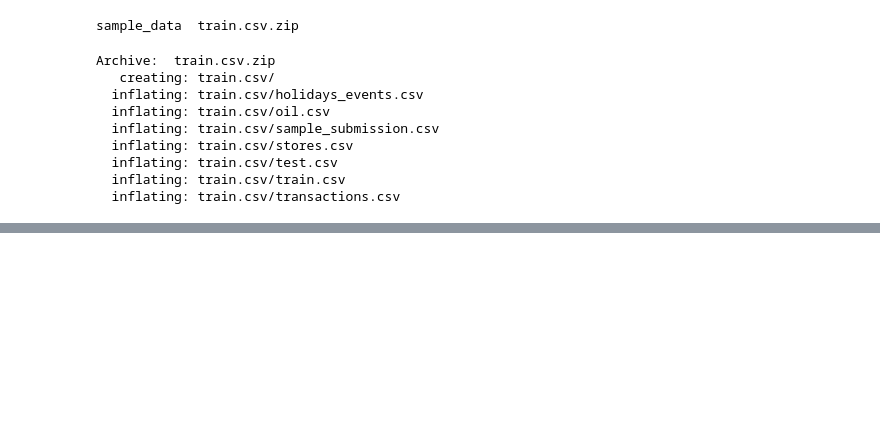
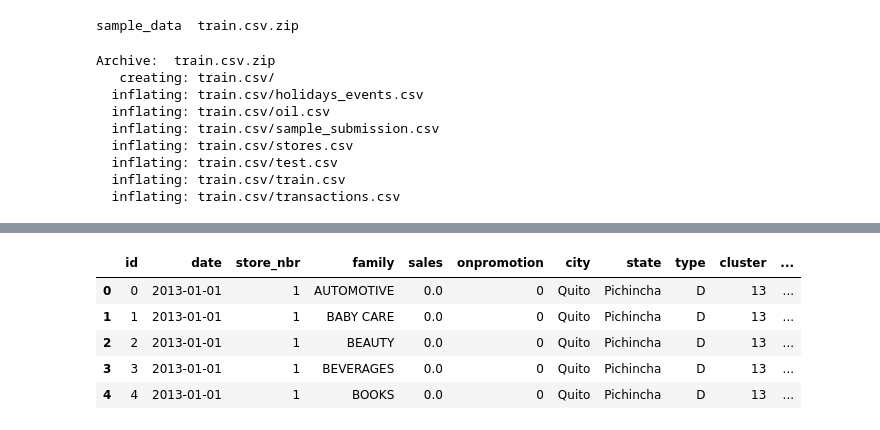
Before and after one commit to ashuuu2505-prog/Internship, a Jupyter notebook: Internship.ipynb, the cells around one changed output, grey strips where cells are left out. Saved outputs shown, nothing was run; the diff lists cells and outputs as text; code cells hidden in the pictures; blank space fills up the shorter version.

```diff
--- a/Internship.ipynb
+++ b/Internship.ipynb
@@ -86,0 +43,9 @@ df.dropna(inplace=True)
+# %%
+import pandas as pd
+
+train = pd.read_csv("train.csv/train.csv")
+test = pd.read_csv("train.csv/test.csv")
+stores = pd.read_csv("train.csv/stores.csv")
+transactions = pd.read_csv("train.csv/transactions.csv")
+oil = pd.read_csv("train.csv/oil.csv")
+holidays = pd.read_csv("train.csv/holidays_events.csv")
@@ -87,3 +72,28 @@ df.dropna(inplace=True)
+# %%
+train['date'] = pd.to_datetime(train['date'])
+oil['date'] = pd.to_datetime(oil['date'])
 # %%
-df['date'] = pd.to_datetime(df['date'])
-df = df.sort_values('date')
+transactions['date'] = pd.to_datetime(transactions['date'])
+# %%
+# Convert date columns
+train['date'] = pd.to_datetime(train['date'])
+oil['date'] = pd.to_datetime(oil['date'])
+transactions['date'] = pd.to_datetime(transactions['date'])  # 🔥 FIX
+
+# Merge datasets
+data = train.merge(stores, on='store_nbr', how='left')
+data = data.merge(oil, on='date', how='left')
+data = data.merge(transactions, on=['date','store_nbr'], how='left')
+
+# Fill missing values
+data.fillna(0, inplace=True)
+
+# Check result
+data.head()
+# %% [output]
+|  | id | date | store_nbr | family | sales | onpromotion | city | state | type | cluster | ... |
+| 0 | 0 | 2013-01-01 | 1 | AUTOMOTIVE | 0.0 | 0 | Quito | Pichincha | D | 13 | ... |
+| 1 | 1 | 2013-01-01 | 1 | BABY CARE | 0.0 | 0 | Quito | Pichincha | D | 13 | ... |
+| 2 | 2 | 2013-01-01 | 1 | BEAUTY | 0.0 | 0 | Quito | Pichincha | D | 13 | ... |
+| 3 | 3 | 2013-01-01 | 1 | BEVERAGES | 0.0 | 0 | Quito | Pichincha | D | 13 | ... |
+| 4 | 4 | 2013-01-01 | 1 | BOOKS | 0.0 | 0 | Quito | Pichincha | D | 13 | ... |
```
Also changed, not shown: parts of 28 cells of this notebook.
